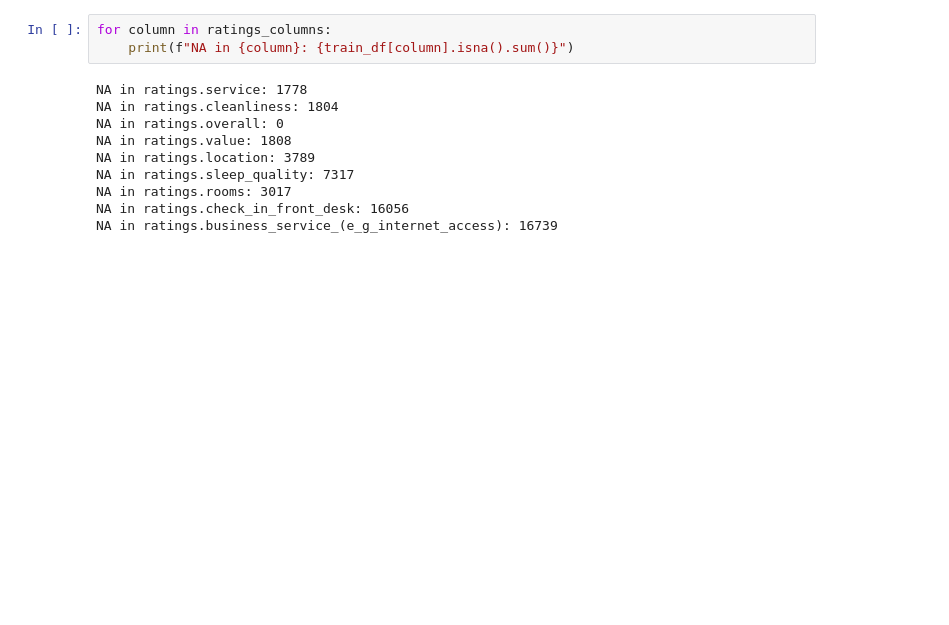
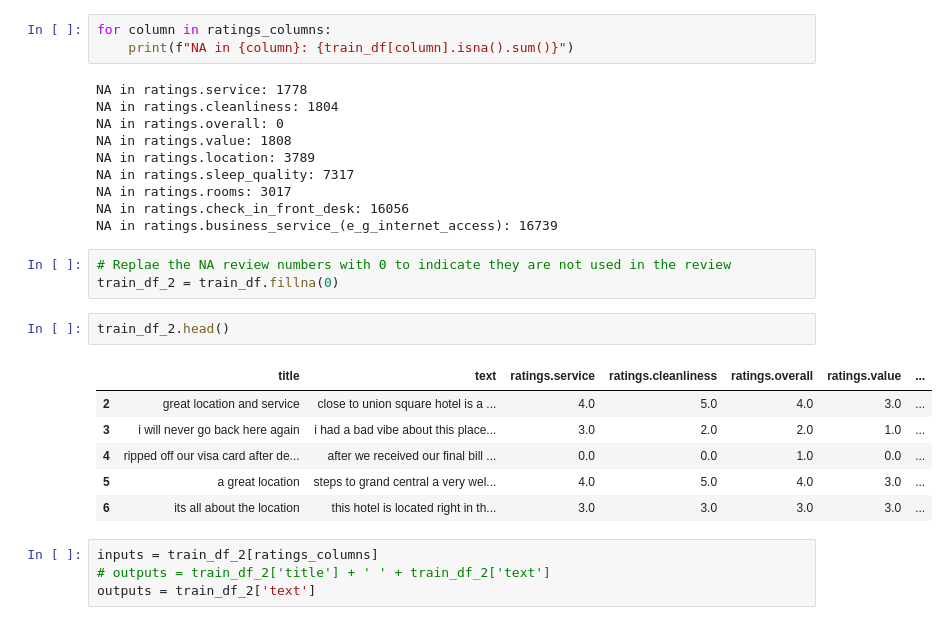
Before and after one commit to CHamilton0/COMP-SCI-7417-Applied-Natural-Language-Processing, a Jupyter notebook: Assignment2/ANLP_2025_S1_assignment1_a1766121_christopher_hamilton.ipynb, the cells around one changed output. Cells and saved outputs as stored; diff of their text form; blank space fills up the shorter version.

Commit message:
start adding model to train

```diff
--- a/Assignment2/ANLP_2025_S1_assignment1_a1766121_christopher_hamilton.ipynb
+++ b/Assignment2/ANLP_2025_S1_assignment1_a1766121_christopher_hamilton.ipynb
@@ -291,3 +291,19 @@ NA in ratings.sleep_quality: 7317
 NA in ratings.rooms: 3017
 NA in ratings.check_in_front_desk: 16056
 NA in ratings.business_service_(e_g_internet_access): 16739
+# %%
+# Replae the NA review numbers with 0 to indicate they are not used in the review
+train_df_2 = train_df.fillna(0)
+# %%
+train_df_2.head()
+# %% [output]
+|  | title | text | ratings.service | ratings.cleanliness | ratings.overall | ratings.value | ... |
+| 2 | great location and service | close to union square hotel is a ... | 4.0 | 5.0 | 4.0 | 3.0 | ... |
+| 3 | i will never go back here again | i had a bad vibe about this place... | 3.0 | 2.0 | 2.0 | 1.0 | ... |
+| 4 | ripped off our visa card after de... | after we received our final bill ... | 0.0 | 0.0 | 1.0 | 0.0 | ... |
+| 5 | a great location | steps to grand central a very wel... | 4.0 | 5.0 | 4.0 | 3.0 | ... |
+| 6 | its all about the location | this hotel is located right in th... | 3.0 | 3.0 | 3.0 | 3.0 | ... |
+# %%
+inputs = train_df_2[ratings_columns]
+# outputs = train_df_2['title'] + ' ' + train_df_2['text']
+outputs = train_df_2['text']
```
Also changed, not shown: parts of 12 cells of this notebook.
